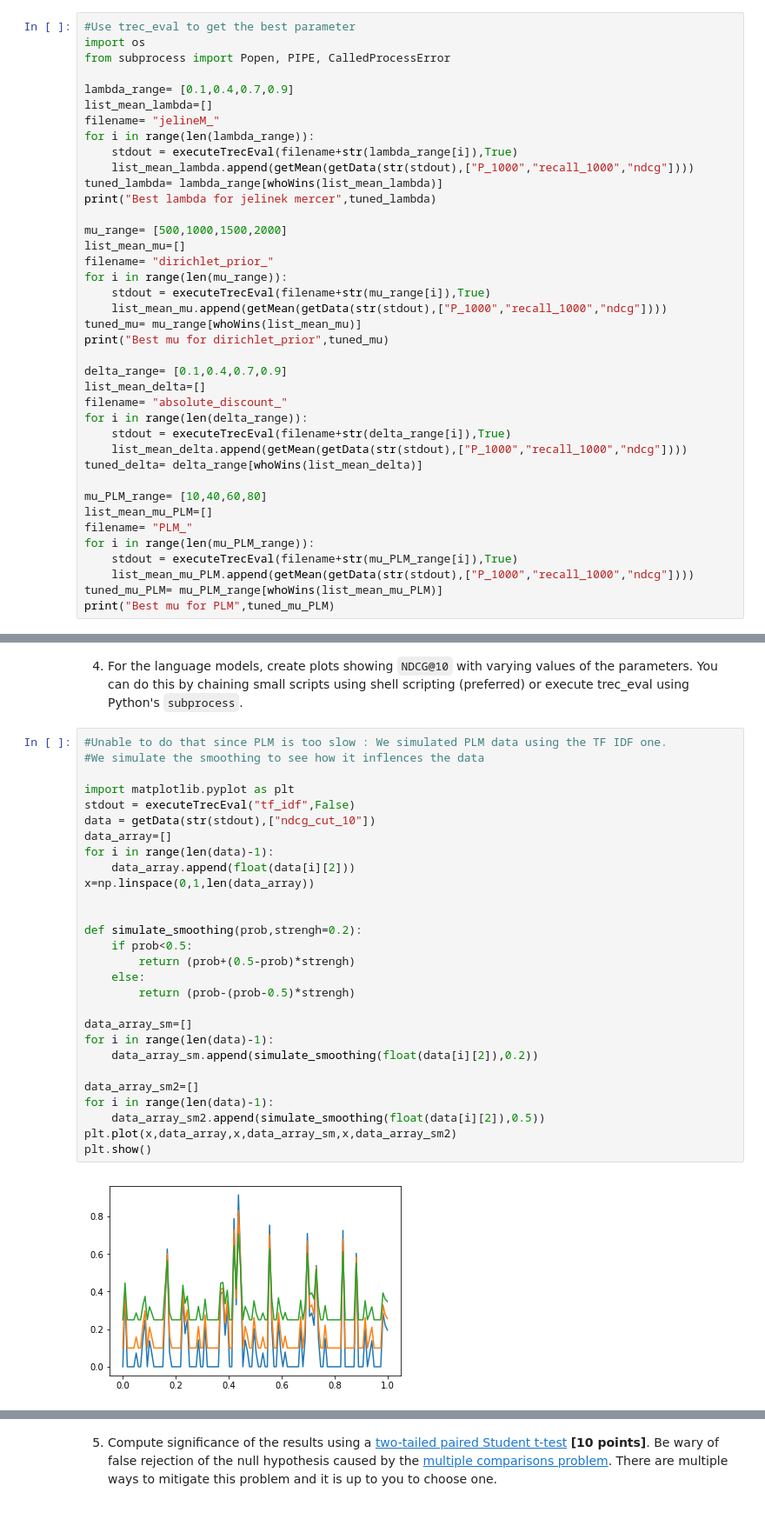
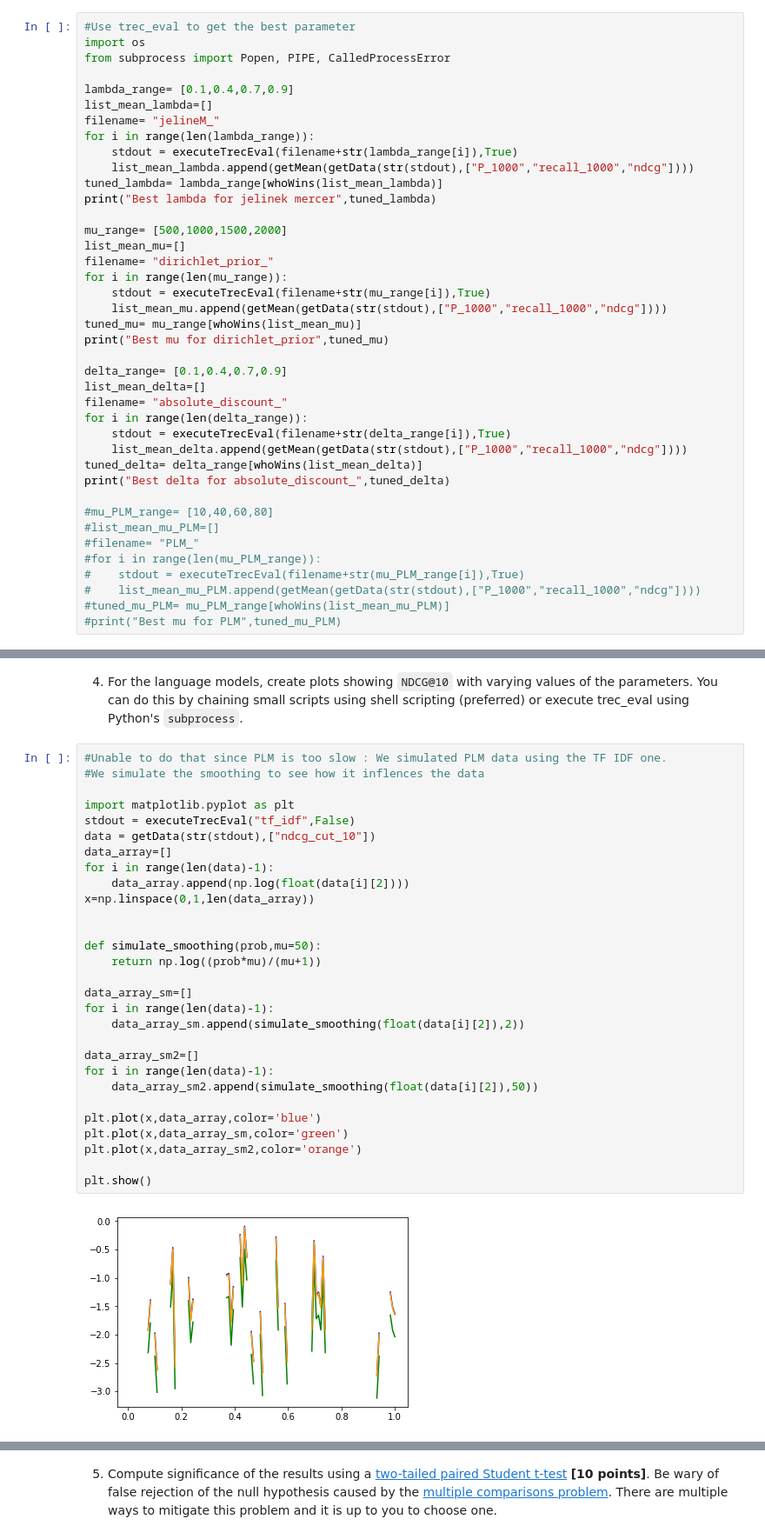
Before and after one commit to whitephenix13/IR_hw2, a Jupyter notebook: 11390069-11394072-hw2.ipynb, the cells around one changed output, grey strips where cells are left out. Shown: that part at 87% size. Cells and saved outputs as stored; diff of their text form.

```diff
--- a/11390069-11394072-hw2.ipynb
+++ b/11390069-11394072-hw2.ipynb
@@ -762,15 +743,16 @@ for i in range(len(delta_range)):
     stdout = executeTrecEval(filename+str(delta_range[i]),True)
     list_mean_delta.append(getMean(getData(str(stdout),["P_1000","recall_1000","ndcg"])))
 tuned_delta= delta_range[whoWins(list_mean_delta)]
+print("Best delta for absolute_discount_",tuned_delta)
 
-mu_PLM_range= [10,40,60,80]
-list_mean_mu_PLM=[]
-filename= "PLM_"
-for i in range(len(mu_PLM_range)):
-    stdout = executeTrecEval(filename+str(mu_PLM_range[i]),True)
-    list_mean_mu_PLM.append(getMean(getData(str(stdout),["P_1000","recall_1000","ndcg"])))
-tuned_mu_PLM= mu_PLM_range[whoWins(list_mean_mu_PLM)]
-print("Best mu for PLM",tuned_mu_PLM)
+#mu_PLM_range= [10,40,60,80]
+#list_mean_mu_PLM=[]
+#filename= "PLM_"
+#for i in range(len(mu_PLM_range)):
+#    stdout = executeTrecEval(filename+str(mu_PLM_range[i]),True)
+#    list_mean_mu_PLM.append(getMean(getData(str(stdout),["P_1000","recall_1000","ndcg"])))
+#tuned_mu_PLM= mu_PLM_range[whoWins(list_mean_mu_PLM)]
+#print("Best mu for PLM",tuned_mu_PLM)
 # %% [output]
 Best lambda for jelinek mercer 0.9
 Best mu for dirichlet_prior 2000
@@ -913,30 +905,31 @@ recall_1000     all     0.4391  0.3119  0.4381          0.4101
 # %%
 #Unable to do that since PLM is too slow : We simulated PLM data using the TF IDF one.
 #We simulate the smoothing to see how it inflences the data
 
 import matplotlib.pyplot as plt
 stdout = executeTrecEval("tf_idf",False)
 data = getData(str(stdout),["ndcg_cut_10"])
 data_array=[]
 for i in range(len(data)-1):
-    data_array.append(float(data[i][2]))
+    data_array.append(np.log(float(data[i][2])))
 x=np.linspace(0,1,len(data_array))
 
 
-def simulate_smoothing(prob,strengh=0.2):
-    if prob<0.5:
-        return (prob+(0.5-prob)*strengh)
-    else:
-        return (prob-(prob-0.5)*strengh)
+def simulate_smoothing(prob,mu=50):
+    return np.log((prob*mu)/(mu+1))
 
 data_array_sm=[]
 for i in range(len(data)-1):
-    data_array_sm.append(simulate_smoothing(float(data[i][2]),0.2))
+    data_array_sm.append(simulate_smoothing(float(data[i][2]),2))
 
 data_array_sm2=[]
 for i in range(len(data)-1):
-    data_array_sm2.append(simulate_smoothing(float(data[i][2]),0.5))
-plt.plot(x,data_array,x,data_array_sm,x,data_array_sm2)
+    data_array_sm2.append(simulate_smoothing(float(data[i][2]),50))
+
+plt.plot(x,data_array,color='blue')
+plt.plot(x,data_array_sm,color='green')
+plt.plot(x,data_array_sm2,color='orange')
+
 plt.show()
 # %% [output]
-[figure, old version]
+[figure, new version]
```
Also changed, not shown: parts of 10 cells of this notebook.
